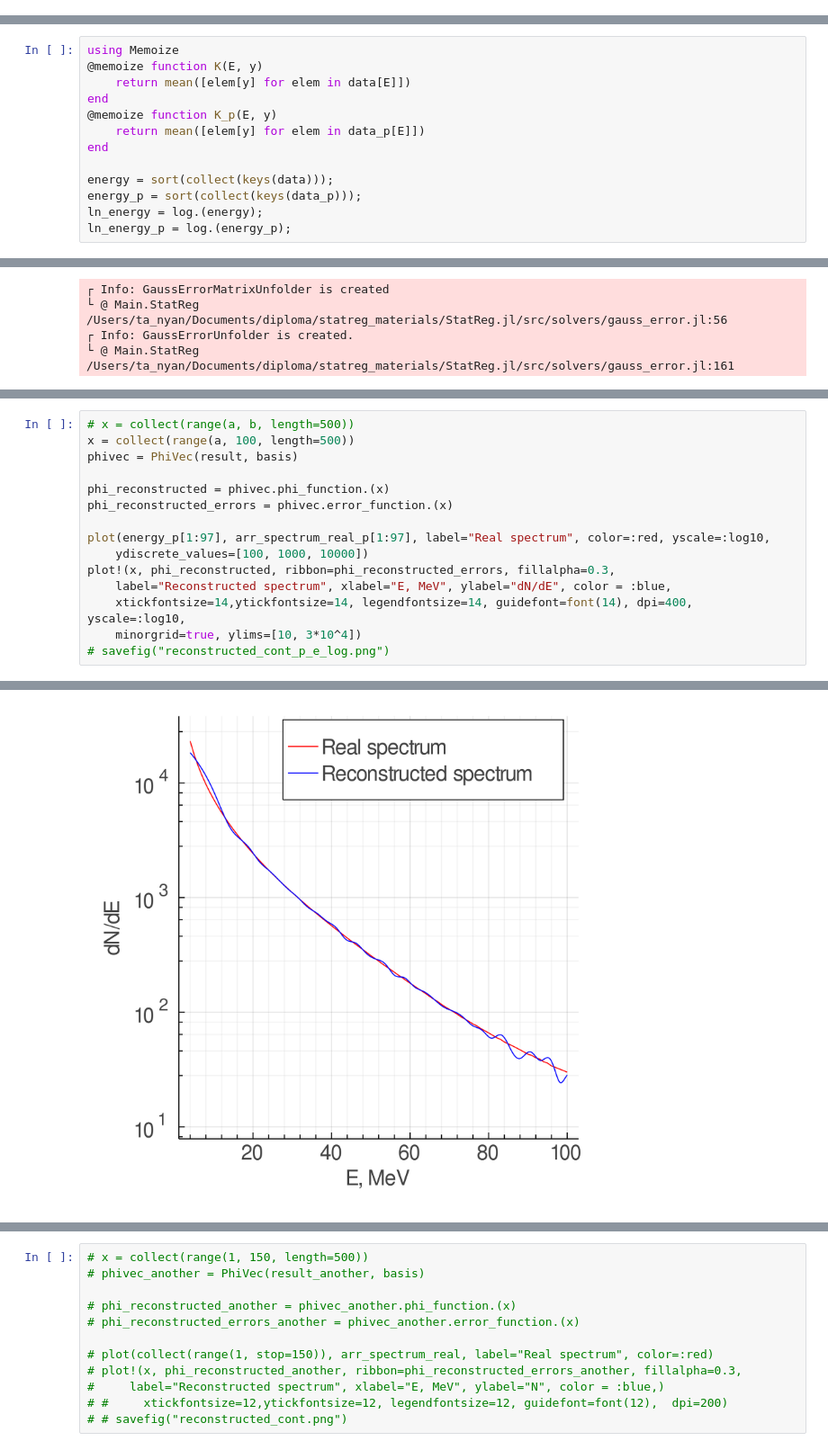
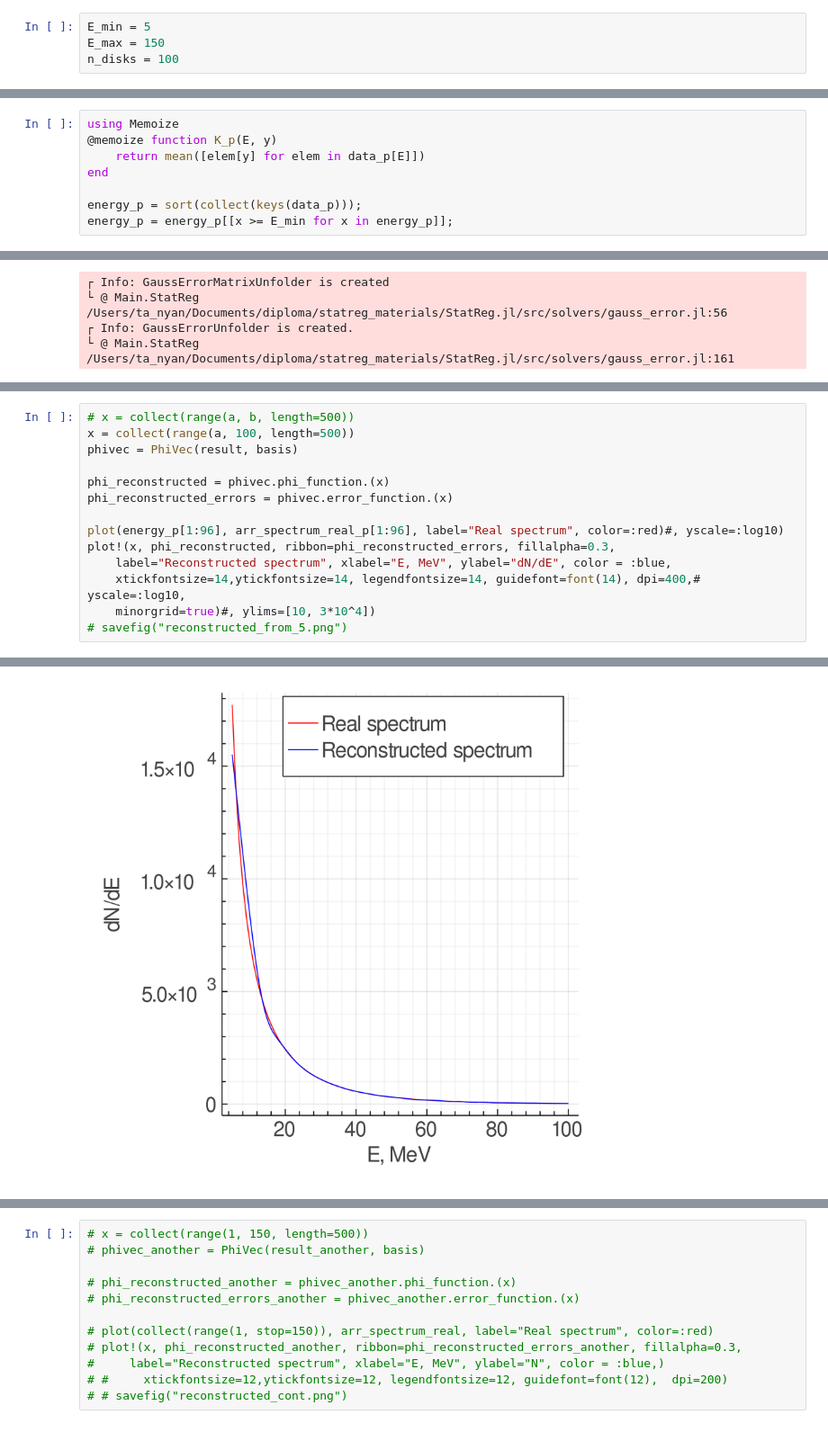
Before and after one commit to loooj58/diploma, a Jupyter notebook: 100disks.ipynb, the cells around one changed output, grey strips where cells are left out. Shown at 90% size. Saved outputs shown, nothing was run; the diff lists cells and outputs as text.

```diff
--- a/100disks.ipynb
+++ b/100disks.ipynb
@@ -0,0 +5,4 @@
+# %%
+E_min = 5
+E_max = 150
+n_disks = 100
@@ -95,14 +54,9 @@ GLOBAL_RNG = 123
 Random.seed!(123);
 # %%
 using Memoize
-@memoize function K(E, y)
-    return mean([elem[y] for elem in data[E]])
-end
 @memoize function K_p(E, y)
     return mean([elem[y] for elem in data_p[E]])
 end
 
-energy = sort(collect(keys(data)));
 energy_p = sort(collect(keys(data_p)));
-ln_energy = log.(energy);
-ln_energy_p = log.(energy_p);
+energy_p = energy_p[[x >= E_min for x in energy_p]];
@@ -345,21 +180,20 @@ model = GaussErrorUnfolder(basis, [Omega], "User", alphas=[0.1440379000137214]);
 # %%
 # x = collect(range(a, b, length=500))
 x = collect(range(a, 100, length=500))
 phivec = PhiVec(result, basis)
 
 phi_reconstructed = phivec.phi_function.(x)
 phi_reconstructed_errors = phivec.error_function.(x)
 
-plot(energy_p[1:97], arr_spectrum_real_p[1:97], label="Real spectrum", color=:red, yscale=:log10,
-    ydiscrete_values=[100, 1000, 10000])
+plot(energy_p[1:96], arr_spectrum_real_p[1:96], label="Real spectrum", color=:red)#, yscale=:log10)
 plot!(x, phi_reconstructed, ribbon=phi_reconstructed_errors, fillalpha=0.3,
     label="Reconstructed spectrum", xlabel="E, MeV", ylabel="dN/dE", color = :blue,
-    xtickfontsize=14,ytickfontsize=14, legendfontsize=14, guidefont=font(14), dpi=400, yscale=:log10,
-    minorgrid=true, ylims=[10, 3*10^4])
-# savefig("reconstructed_cont_p_e_log.png")
+    xtickfontsize=14,ytickfontsize=14, legendfontsize=14, guidefont=font(14), dpi=400,# yscale=:log10,
+    minorgrid=true)#, ylims=[10, 3*10^4])
+# savefig("reconstructed_from_5.png")
 # %% [output]
 ┌ Info: PhiVec is created.
 └ @ Main.StatReg /Users/ta_nyan/Documents/diploma/statreg_materials/StatReg.jl/src/solution_utils/vector.jl:64
-[figure, old version]
+[figure, new version]
 # %%
 arr_rec = phivec.phi_function.(energy_p)
```
Also changed, not shown: parts of 24 cells of this notebook, 12 other files.
